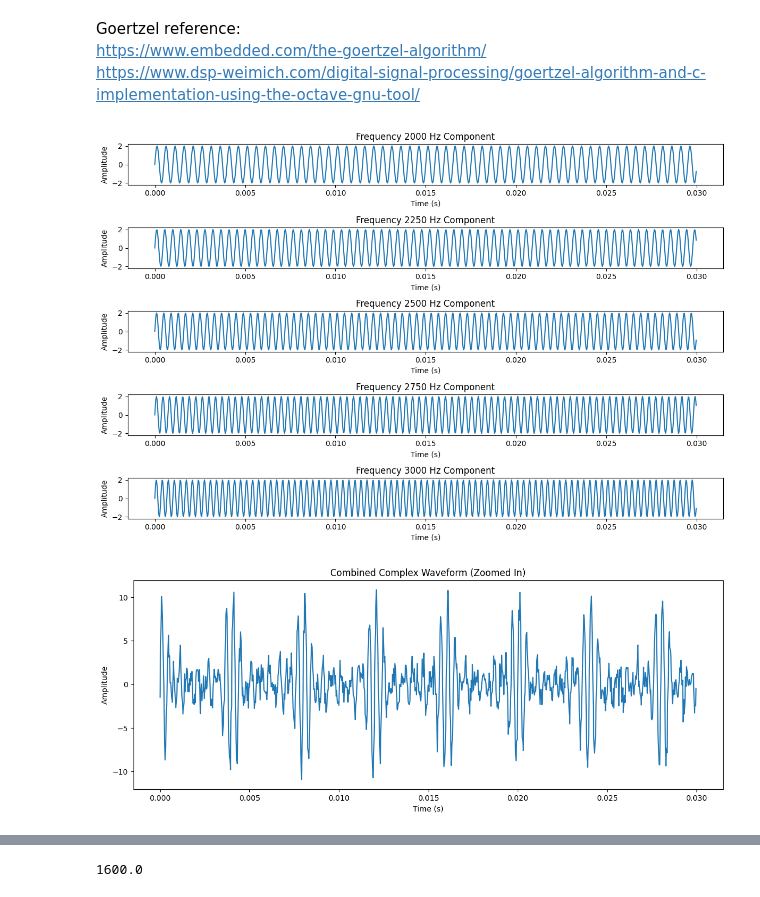
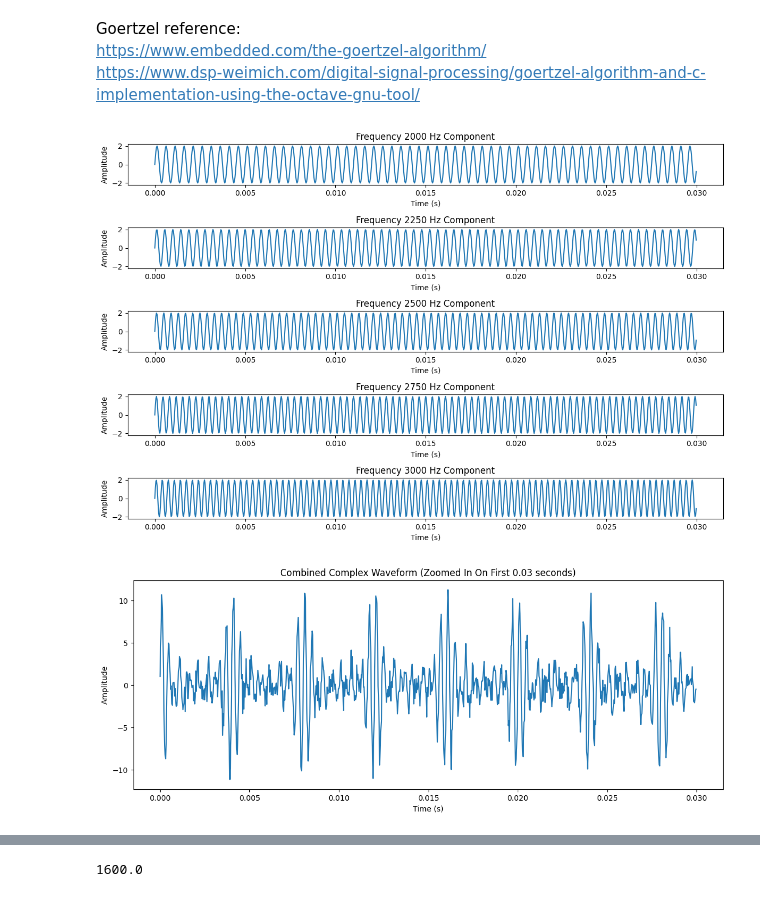
Before and after one commit to aqsnyder/cortex_m4_goerztel, a Jupyter notebook: goertzel_test.ipynb, the cells around one changed output, grey strips where cells are left out. Cells and saved outputs as stored; diff of their text form; code cells hidden in the pictures.

```diff
--- a/goertzel_test.ipynb
+++ b/goertzel_test.ipynb
@@ -100,18 +107,19 @@ for i, signal in enumerate(signals):
     plt.tight_layout()
 
 plt.show()
-
-# Combining signals
-combined_signal = np.sum(signals, axis=0)
-combined_signal = add_white_noise(combined_signal, noise_level)  # un-comment this line to inject noise
-
-# Plotting the combined signal within the same smaller time window
-plt.figure(figsize=(14, 5))
-plt.plot(t[:samples_to_plot], combined_signal[:samples_to_plot])
-plt.title("Combined Complex Waveform (Zoomed In)")
-plt.xlabel("Time (s)")
-plt.ylabel("Amplitude")
-plt.show()
 # %% [output]
 [figure]
-[figure, removed]
+# %%
+# Combining signals
+combined_signal = np.sum(signals, axis=0)
+combined_signal = add_white_noise(combined_signal, noise_level)  # un-comment this line to inject noise
+
+# Plotting the combined signal within the same smaller time window
+plt.figure(figsize=(14, 5))
+plt.plot(t[:samples_to_plot], combined_signal[:samples_to_plot])
+plt.title(f"Combined Complex Waveform (Zoomed In On First {plot_duration} seconds)")
+plt.xlabel("Time (s)")
+plt.ylabel("Amplitude")
+plt.show()
+# %% [output]
+[figure, added]
```
Also changed, not shown: parts of 7 cells of this notebook, 1 other file.
